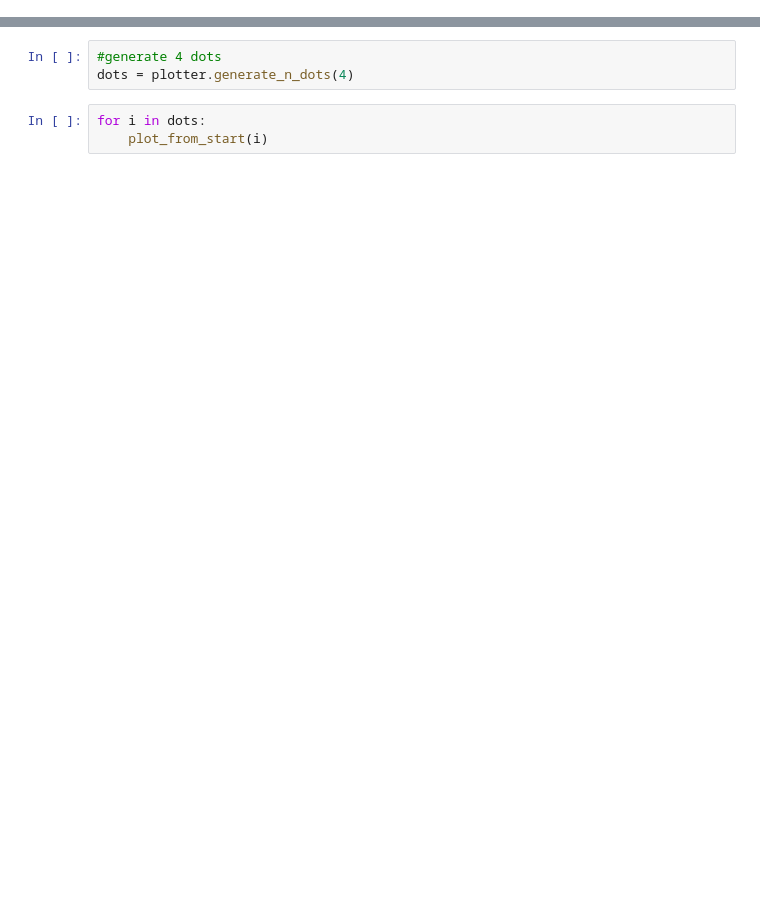
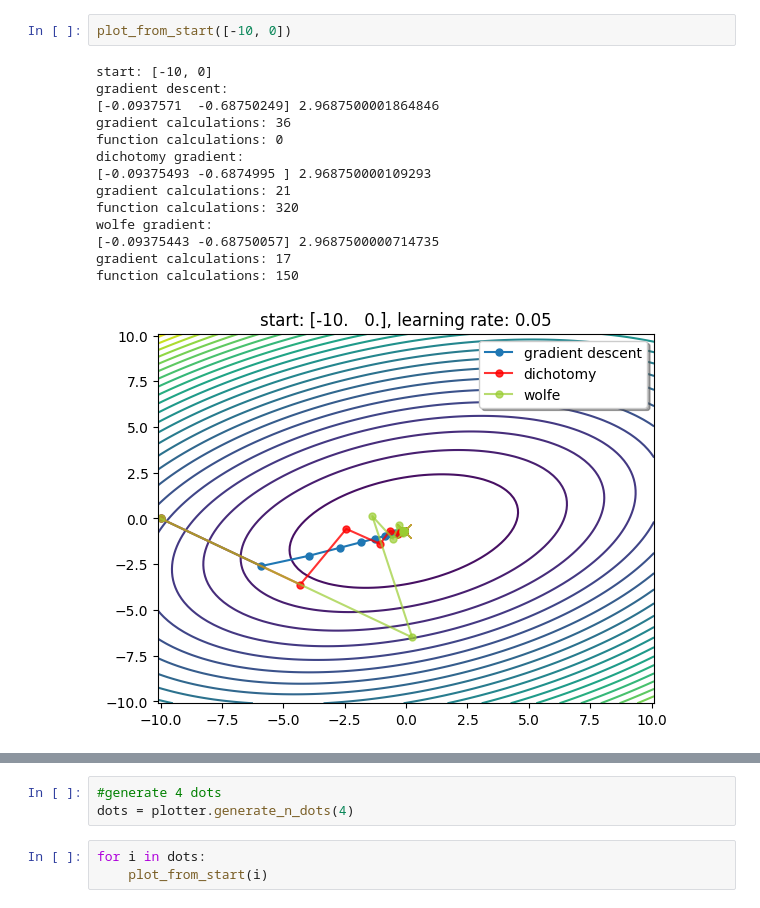
Before and after one commit to ivashka27/met_opt_danya3, a Jupyter notebook: lab1/report.ipynb, the cells around one changed output, grey strips where cells are left out. Cells and saved outputs as stored; diff of their text form; blank space fills up the shorter version.

```diff
--- a/lab1/report.ipynb
+++ b/lab1/report.ipynb
@@ -79,0 +110,17 @@ function calculations: 64
+# %%
+plot_from_start([-10, 0])
+# %% [output]
+start: [-10, 0]
+gradient descent:
+[-0.0937571  -0.68750249] 2.9687500001864846
+gradient calculations: 36
+function calculations: 0
+dichotomy gradient:
+[-0.09375493 -0.6874995 ] 2.968750000109293
+gradient calculations: 21
+function calculations: 320
+wolfe gradient:
+[-0.09375443 -0.68750057] 2.9687500000714735
+gradient calculations: 17
+function calculations: 150
+[figure, added]
```
Also changed, not shown: parts of 11 cells of this notebook, 5 other files.
